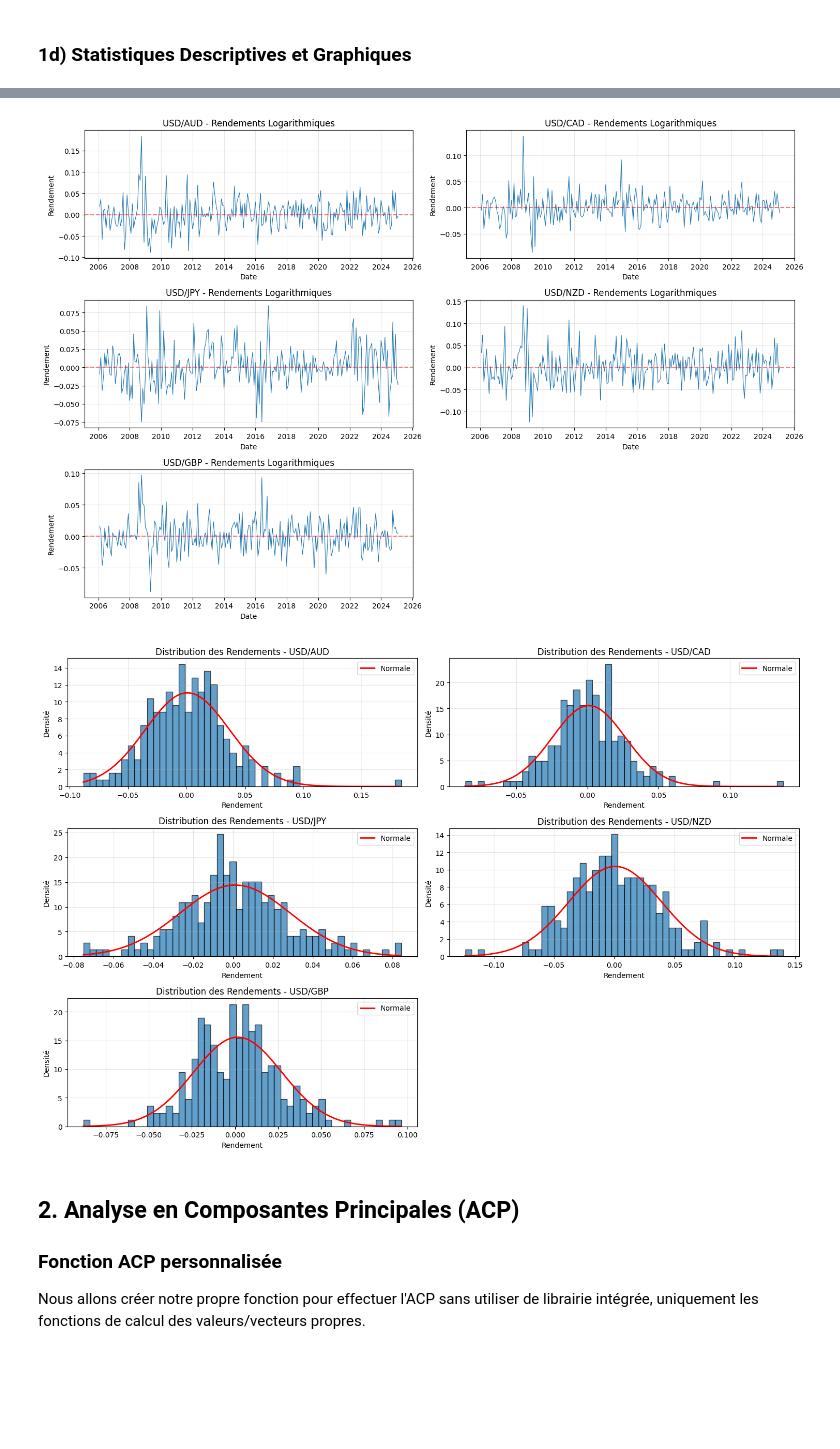
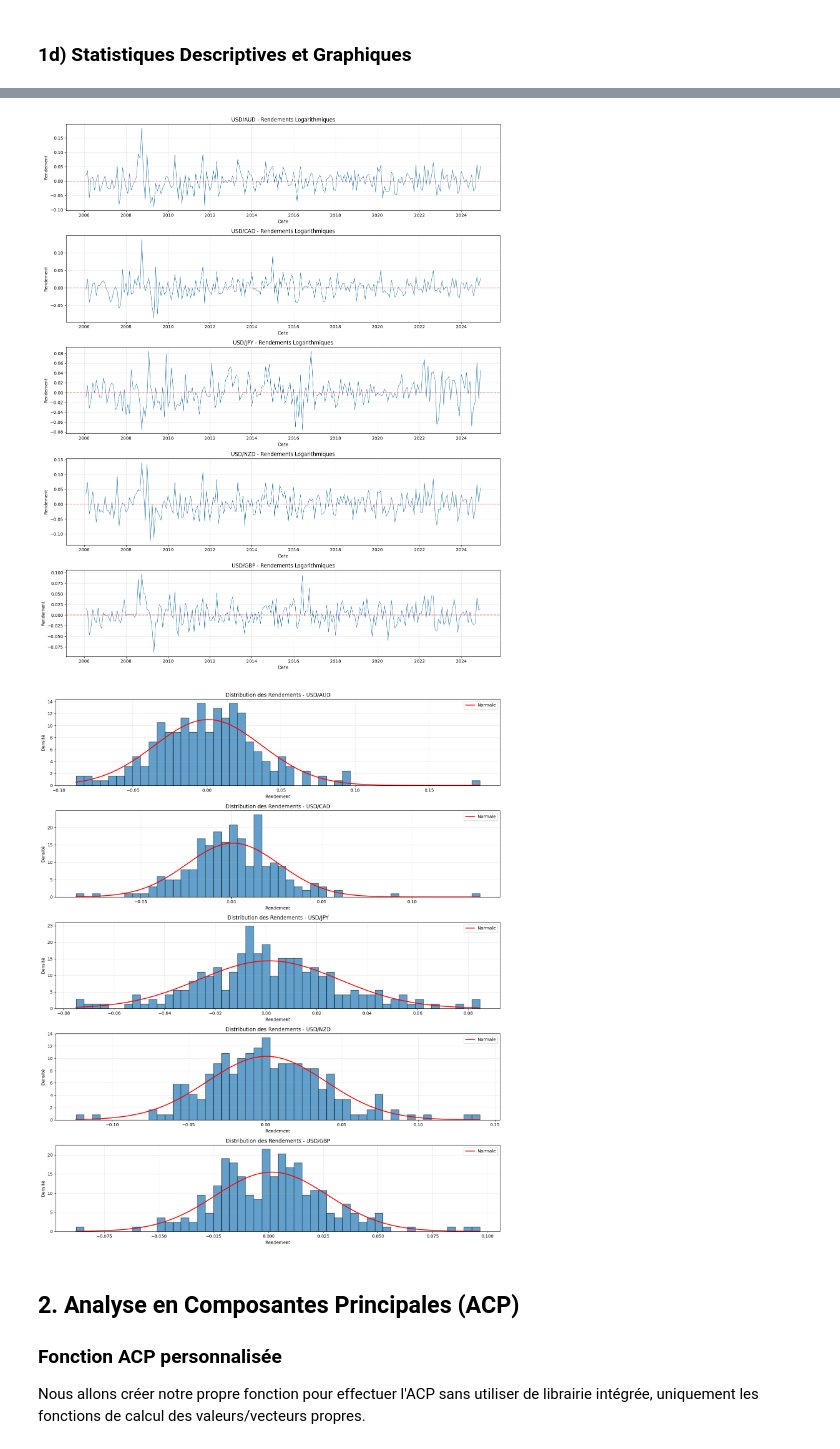
Before and after one commit to VincentD1209/Etude-de-cas-2, a Jupyter notebook: EC2.ipynb, the cells around one changed output, grey strips where cells are left out. Cells and saved outputs as stored; diff of their text form; code cells hidden in the pictures; blank space fills up the shorter version.

```diff
--- a/EC2.ipynb
+++ b/EC2.ipynb
@@ -69,14 +69,15 @@ USD
 # %%
 # Nettoyage et filtrage de la période + Conversion en données mensuelles
 USD = USD.dropna()
-
-USD = USD[USD['date'] >= '2006-01-01'].copy()
 
 # Convertir en données mensuelles (dernier jour de chaque mois)
 USD['year_month'] = USD['date'].dt.to_period('M')
 USD_monthly = USD.groupby('year_month').last().reset_index()
 USD_monthly['date'] = USD_monthly['year_month'].dt.to_timestamp()
 USD_monthly = USD_monthly.drop('year_month', axis=1)
+
+# Filtrer la période 2006-01-01 à 2024-12-31
+USD_monthly = USD_monthly[(USD_monthly['date'] >= '2006-01-01') & (USD_monthly['date'] <= '2024-12-31')].copy()
 
 print(f"\nDonnées originales: {len(USD)} observations quotidiennes")
 print(f"Données mensuelles: {len(USD_monthly)} observations mensuelles")
@@ -212,17 +213,15 @@ skewness    0.620166    0.595243    0.142166    0.336046    0.382718
 - Kurtosis: épaisseur des queues (> 0 = queues plus épaisses que normale)
 # %%
 # Graphiques des séries temporelles des taux de change
-fig, axes = plt.subplots(3, 2, figsize=(15, 10))
-axes = axes.flatten()
+fig, axes = plt.subplots(5, 1, figsize=(15, 18))
 
 for i, curr in enumerate(currencies):
     axes[i].plot(USD['date'], USD[curr], linewidth=1)
-    axes[i].set_title(f'USD/{curr} - Taux de Change')
+    axes[i].set_title(f'USD/{curr} ')
     axes[i].set_xlabel('Date')
     axes[i].set_ylabel('Taux de Change')
     axes[i].grid(True, alpha=0.3)
 
-axes[5].axis('off')
 plt.tight_layout()
 plt.show()
 # %% [output]
@@ -230,7 +229,6 @@ plt.show()
 # %%
 # Graphiques des séries temporelles des rendements
-fig, axes = plt.subplots(3, 2, figsize=(15, 10))
-axes = axes.flatten()
+fig, axes = plt.subplots(5, 1, figsize=(15, 18))
 
 for i, curr in enumerate(currencies):
     axes[i].plot(USD_returns['date'], USD_returns[f'{curr}_return'], linewidth=0.8)
@@ -240,36 +238,33 @@ for i, curr in enumerate(currencies):
     axes[i].axhline(y=0, color='r', linestyle='--', alpha=0.5)
     axes[i].grid(True, alpha=0.3)
 
-axes[5].axis('off')
 plt.tight_layout()
 plt.show()
 # %% [output]
-[figure, old version]
+[figure, new version]
 # %%
 # Histogrammes et distributions des rendements
-fig, axes = plt.subplots(3, 2, figsize=(15, 10))
-axes = axes.flatten()
+fig, axes = plt.subplots(5, 1, figsize=(15, 18))
 
 for i, curr in enumerate(currencies):
     data = USD_returns[f'{curr}_return'].dropna()
     axes[i].hist(data, bins=50, density=True, alpha=0.7, edgecolor='black')
 
     # Ajout d'une courbe normale pour comparaison
     mu, sigma = data.mean(), data.std()
     x = np.linspace(data.min(), data.max(), 100)
     axes[i].plot(x, stats.norm.pdf(x, mu, sigma), 'r-', linewidth=2, label='Normale')
 
     axes[i].set_title(f'Distribution des Rendements - USD/{curr}')
     axes[i].set_xlabel('Rendement')
     axes[i].set_ylabel('Densité')
     axes[i].legend()
     axes[i].grid(True, alpha=0.3)
 
-axes[5].axis('off')
 plt.tight_layout()
 plt.show()
 # %% [output]
-[figure, old version]
+[figure, new version]
 # %% [markdown]
 ## 2. Analyse en Composantes Principales (ACP)
 
```
Also changed, not shown: parts of 25 cells of this notebook.
